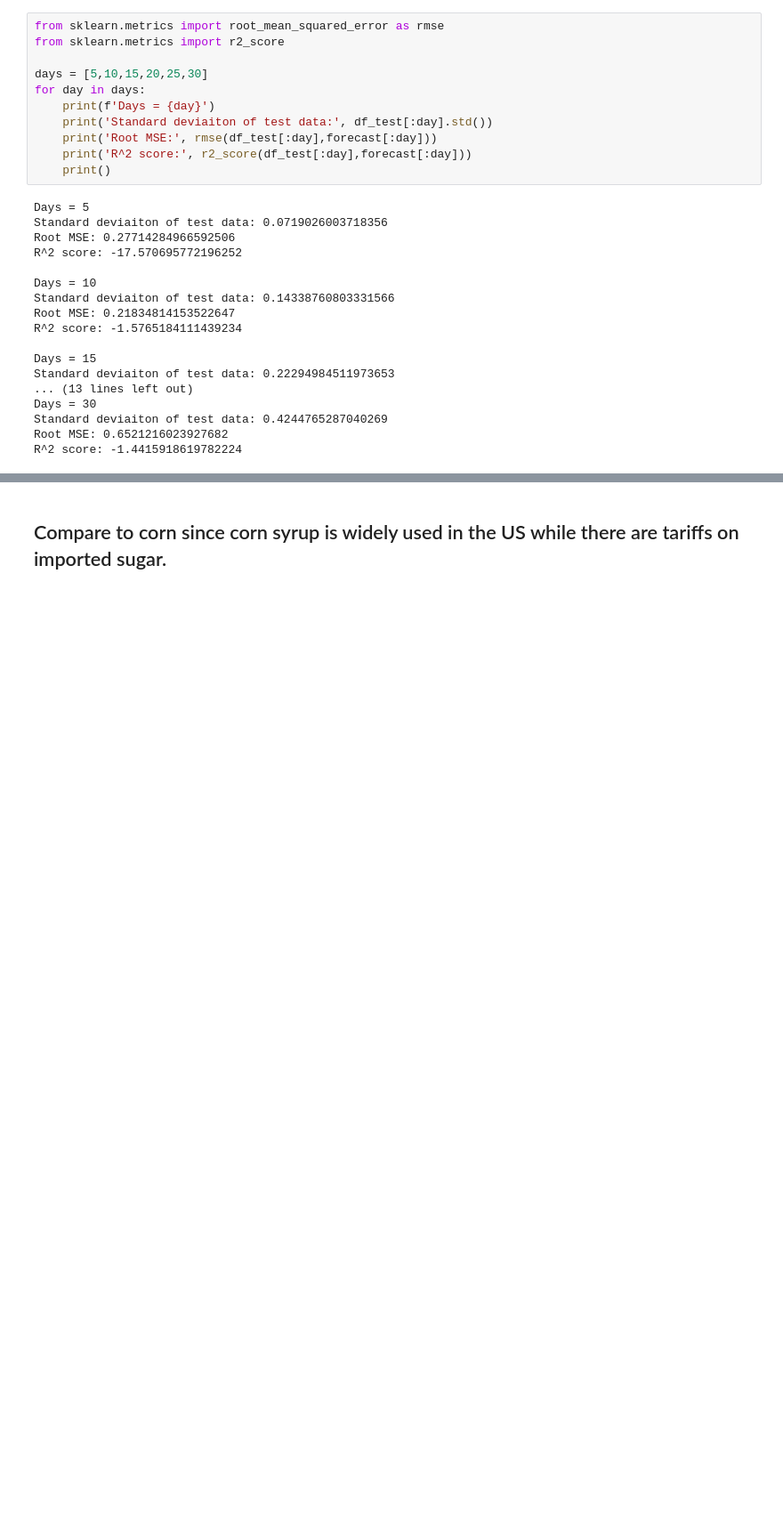
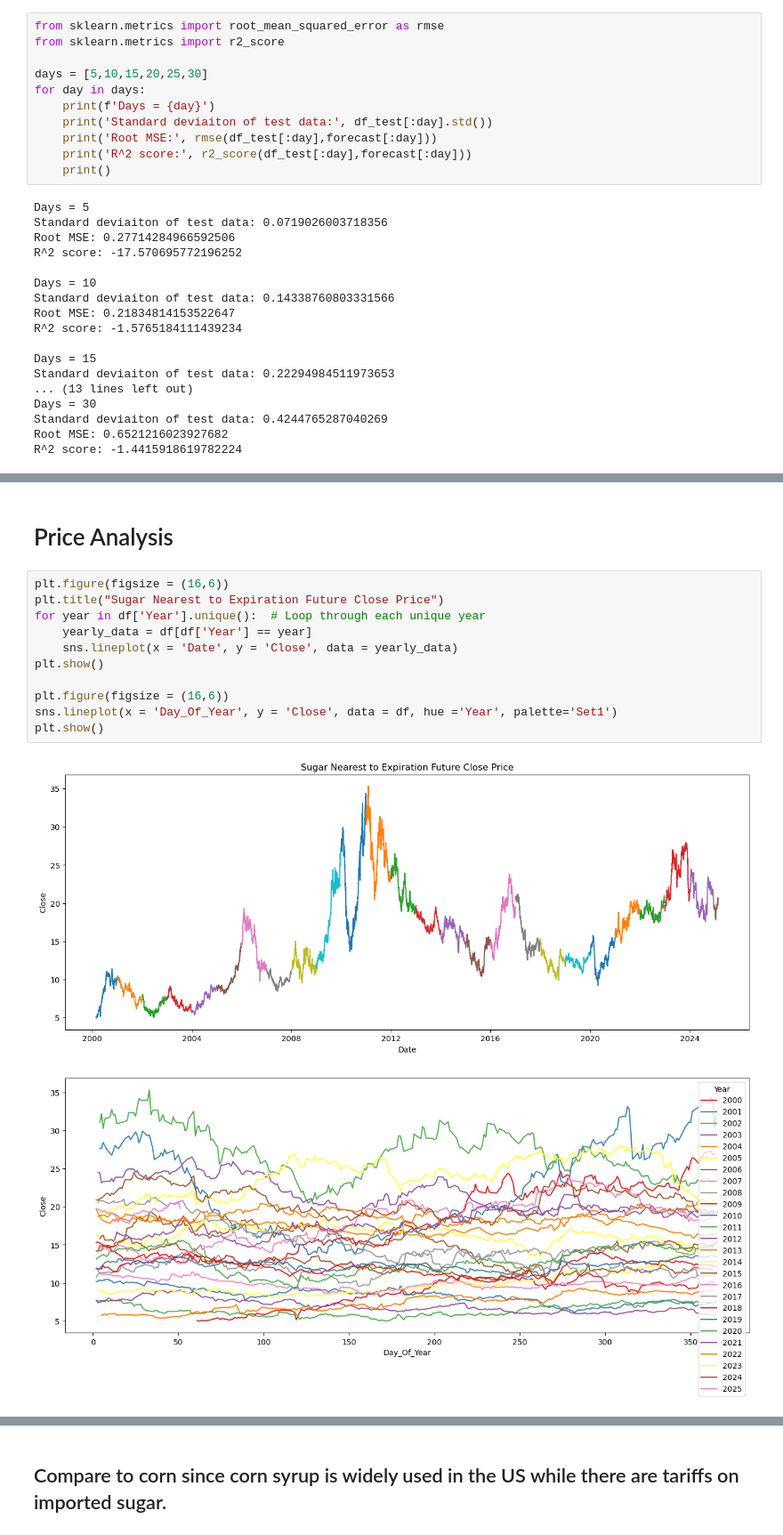
Before and after one commit to TianhaoW/ErdosAgriDerivPredict, a Jupyter notebook: notebooks/sugar_EDA.ipynb, the cells around one changed output, grey strips where cells are left out. Shown at 89% size. Cells and saved outputs as stored; diff of their text form; blank space fills up the shorter version.

```diff
--- a/notebooks/sugar_EDA.ipynb
+++ b/notebooks/sugar_EDA.ipynb
@@ -244,0 +408,16 @@ R^2 score: -1.4415918619782224
+# %% [markdown]
+# Price Analysis
+# %%
+plt.figure(figsize = (16,6))
+plt.title("Sugar Nearest to Expiration Future Close Price")
+for year in df['Year'].unique():  # Loop through each unique year
+    yearly_data = df[df['Year'] == year]
+    sns.lineplot(x = 'Date', y = 'Close', data = yearly_data)
+plt.show()
+
+plt.figure(figsize = (16,6))
+sns.lineplot(x = 'Day_Of_Year', y = 'Close', data = df, hue ='Year', palette='Set1')
+plt.show()
+# %% [output]
+[figure, added]
+[figure, added]
```
Also changed, not shown: parts of 14 cells of this notebook.
